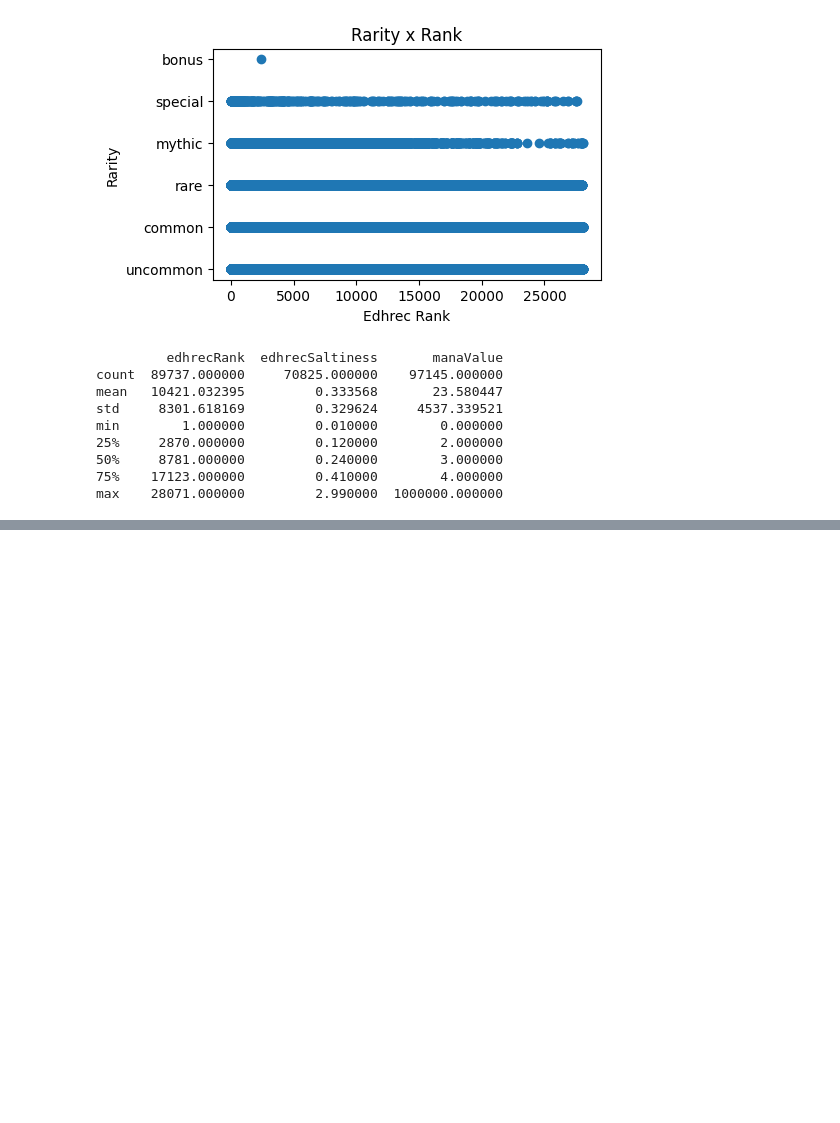
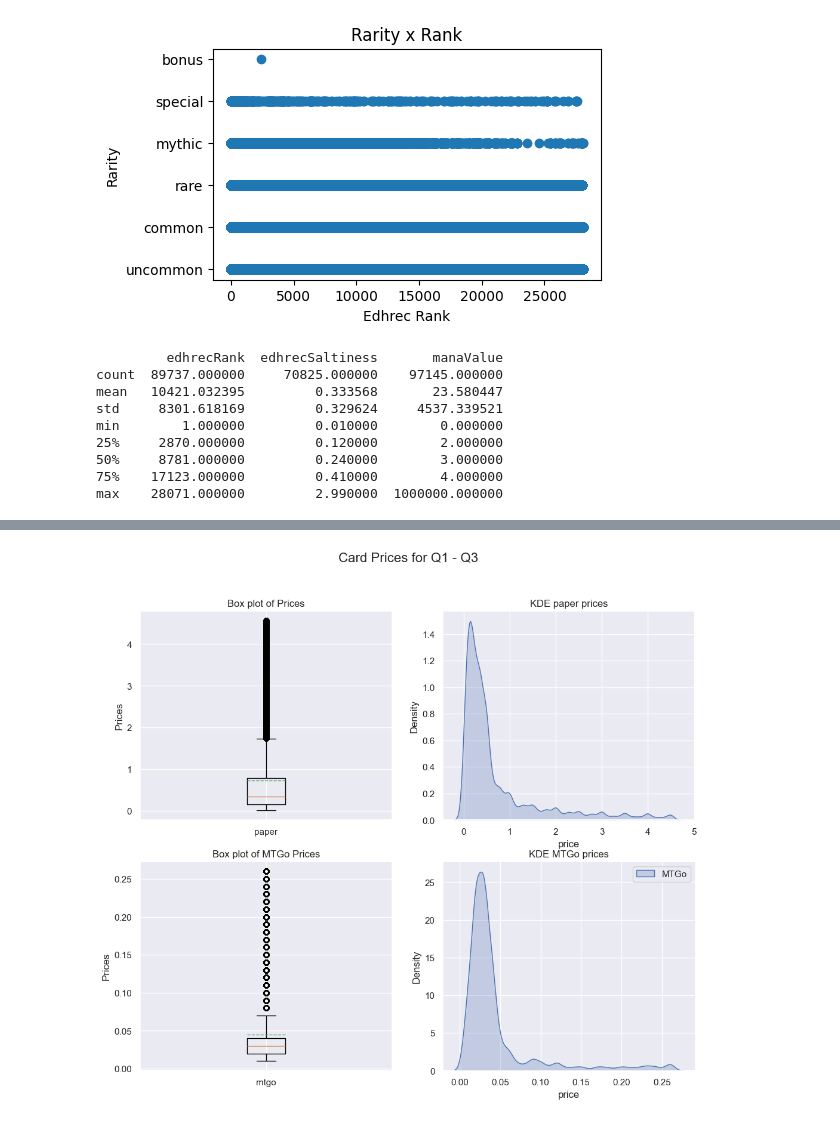
Before and after one commit to victorhg/aai-500-final-project, a Jupyter notebook: notebooks/AAI-500-Group3-Project.ipynb, the cells around one changed output, grey strips where cells are left out. Saved outputs shown, nothing was run; the diff lists cells and outputs as text; code cells hidden in the pictures; blank space fills up the shorter version.

```diff
--- a/notebooks/AAI-500-Group3-Project.ipynb
+++ b/notebooks/AAI-500-Group3-Project.ipynb
@@ -22,8 +25,10 @@ import math
 # %% [markdown]
 # Data Exploration
 # %%
+# Card info
+cards_data = pd.read_csv('../dataset/cards.csv', sep=';')
+card_prices = pd.read_csv('../dataset/cardPrices.csv', sep=',')
 
-cards_data = pd.read_csv('../dataset/cards.csv', sep=';')
 cards_data.head()
 # %% [output]
 |  | artist | colorIdentity | colors | edhrecRank | edhrecSaltiness | finishes | hasFoil | hasNonFoil | ... |
@@ -121,0 +145,48 @@ plt.show()
+# %%
+def removeOutliers(data, col):
+    Q3 = np.quantile(data[col], 0.75)
+    Q1 = np.quantile(data[col], 0.25)
+    IQR = Q3 - Q1
+
+    lower_range = Q1 - 1.5 * IQR
+    upper_range = Q3 + 1.5 * IQR
+    outlier_free_list = [x for x in data[col] if ((x > lower_range) & (x < upper_range))]
+    filtered_data = data.loc[data[col].isin(outlier_free_list)]
+    return filtered_data
+# %%
+
+# Removing outliers to explore the data as a whole
+d_paper = removeOutliers(card_prices[card_prices["gameAvailability"]=='paper'], 'price')
+d_mtgo = removeOutliers(card_prices[card_prices["gameAvailability"]=='mtgo'], 'price')
+
+fig, ((ax0, ax1),(ax2, ax3)) = plt.subplots(nrows=2, ncols=2, figsize =(12, 10))
+
+# Ploting Paper information
+ax0.boxplot( d_paper['price'] , meanline=True, showmeans=True, tick_labels=['paper'])
+
+ax0.set_title('Box plot of Prices')
+ax0.set_ylabel('Prices')
+
+sns.kdeplot(d_paper["price"], label='Paper Cards', fill= 'True', ax=ax1)
+
+ax1.set_title('KDE paper prices')
+ax1.set_ylabel('Density')
+
+
+# Ploting MTGo information
+ax2.boxplot(d_mtgo['price'] , meanline=True, showmeans=True, tick_labels=['mtgo'])
+
+ax2.set_title('Box plot of MTGo Prices')
+ax2.set_ylabel('Prices')
+
+sns.kdeplot(d_mtgo["price"], label='MTGo', fill= 'True', ax=ax3)
+
+ax3.set_title('KDE MTGo prices')
+ax3.set_ylabel('Density')
+
+
+fig.suptitle('Card Prices for Q1 - Q3', fontsize=16)
+plt.legend()
+plt.show()
+# %% [output]
+[figure, added]
```
Also changed, not shown: parts of 8 cells of this notebook, 1 other file.
